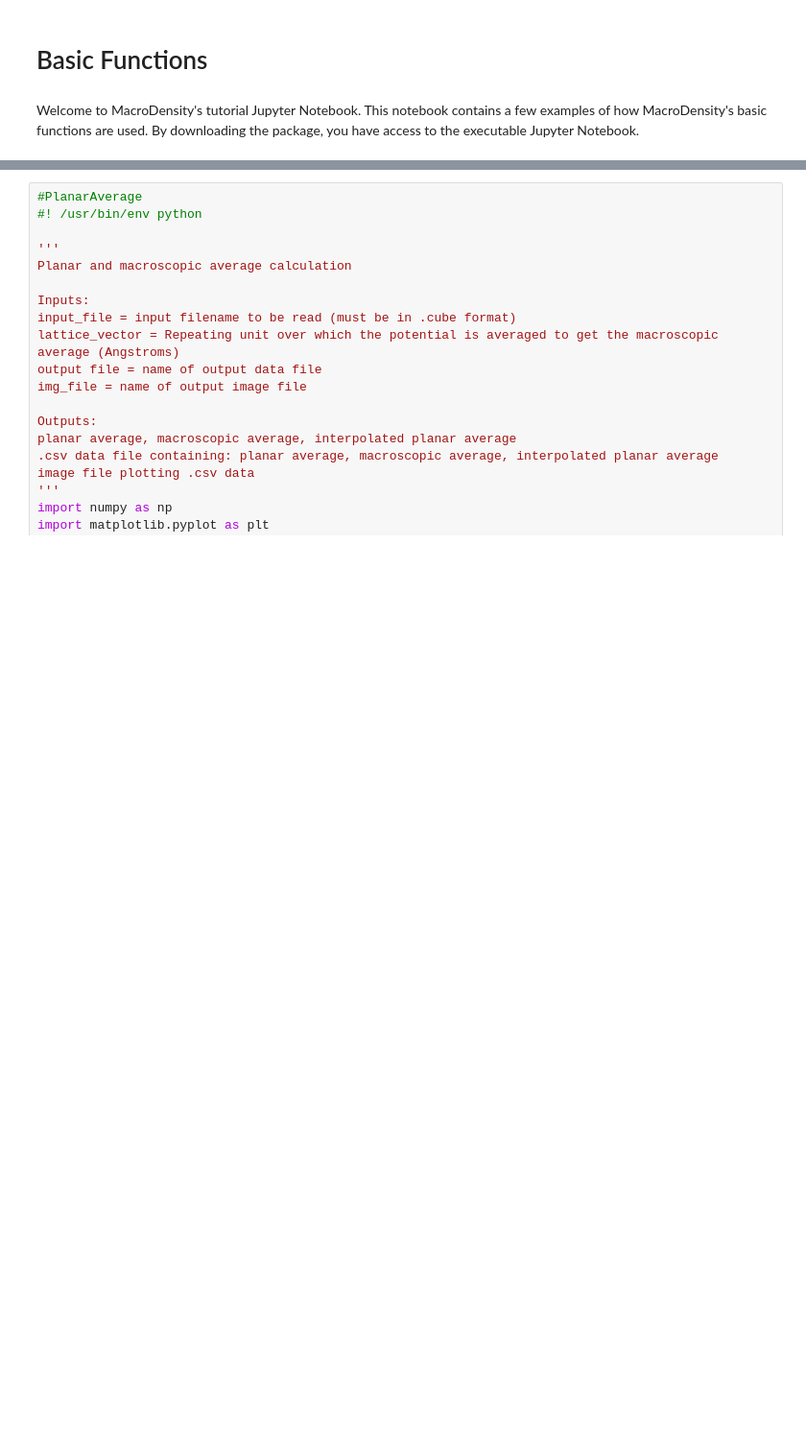
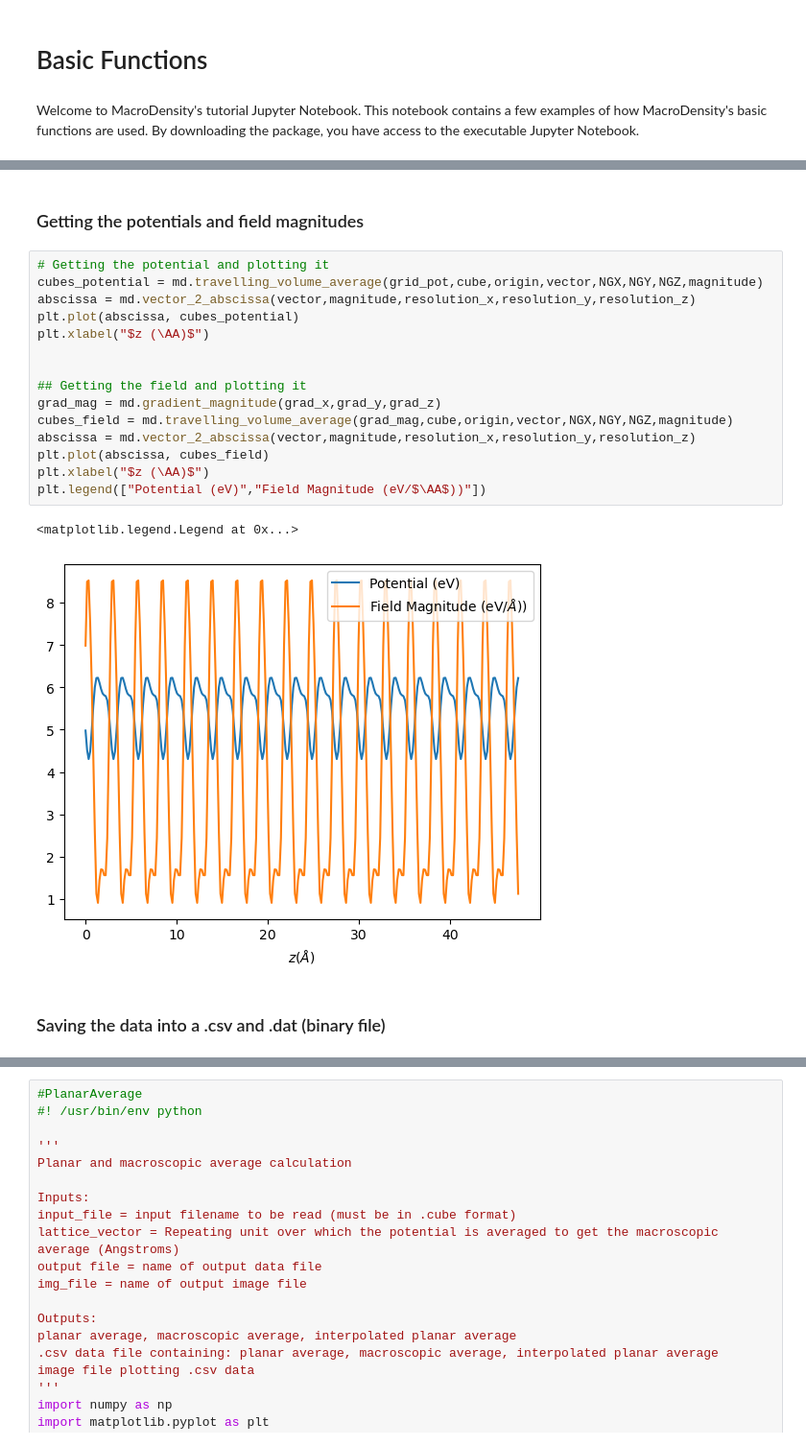
Before and after one commit to WMD-group/MacroDensity, a Jupyter notebook: docs/doctests/MDTutorials_1.ipynb, the cells around one changed output, grey strips where cells are left out. Shown at 96% size. Saved outputs shown, nothing was run; the diff lists cells and outputs as text; blank space fills up the shorter version.

```diff
--- a/docs/doctests/MDTutorials_1.ipynb
+++ b/docs/doctests/MDTutorials_1.ipynb
@@ -666,0 +207,22 @@ Average of the potential =  -4.0478731477833207e-13
+# %% [markdown]
+### Getting the potentials and field magnitudes
+# %%
+# Getting the potential and plotting it
+cubes_potential = md.travelling_volume_average(grid_pot,cube,origin,vector,NGX,NGY,NGZ,magnitude)
+abscissa = md.vector_2_abscissa(vector,magnitude,resolution_x,resolution_y,resolution_z)
+plt.plot(abscissa, cubes_potential)
+plt.xlabel("$z (\AA)$")
+
+
+## Getting the field and plotting it
+grad_mag = md.gradient_magnitude(grad_x,grad_y,grad_z)
+cubes_field = md.travelling_volume_average(grad_mag,cube,origin,vector,NGX,NGY,NGZ,magnitude)
+abscissa = md.vector_2_abscissa(vector,magnitude,resolution_x,resolution_y,resolution_z)
+plt.plot(abscissa, cubes_field)
+plt.xlabel("$z (\AA)$")
+plt.legend(["Potential (eV)","Field Magnitude (eV/$\AA$))"])
+# %% [output]
+<matplotlib.legend.Legend at 0x...>
+[figure, added]
+# %% [markdown]
+### Saving the data into a .csv and .dat (binary file)
```
Also changed, not shown: parts of 41 cells of this notebook, 7 other files.
